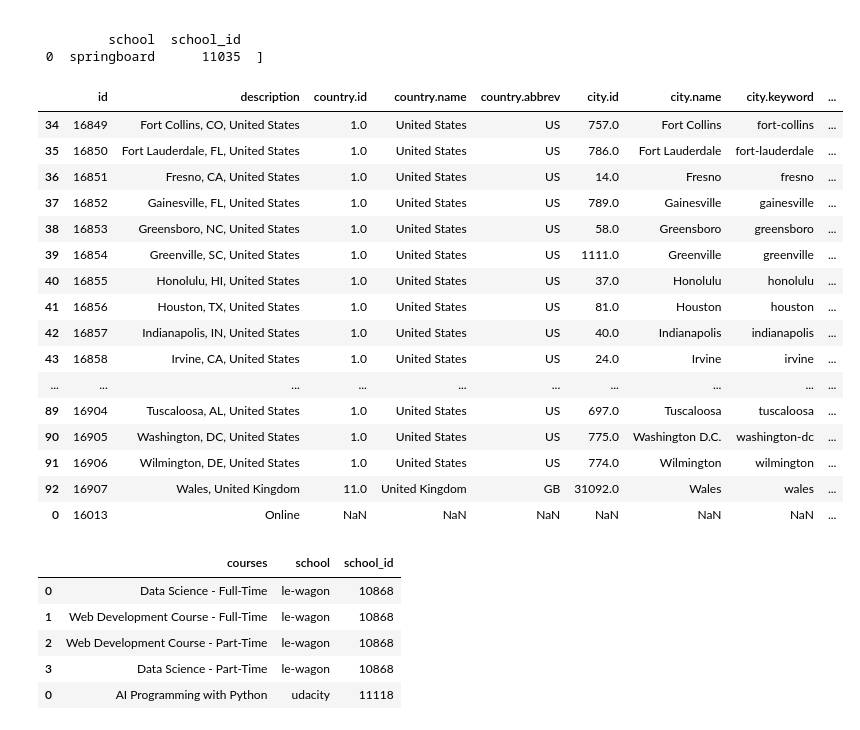
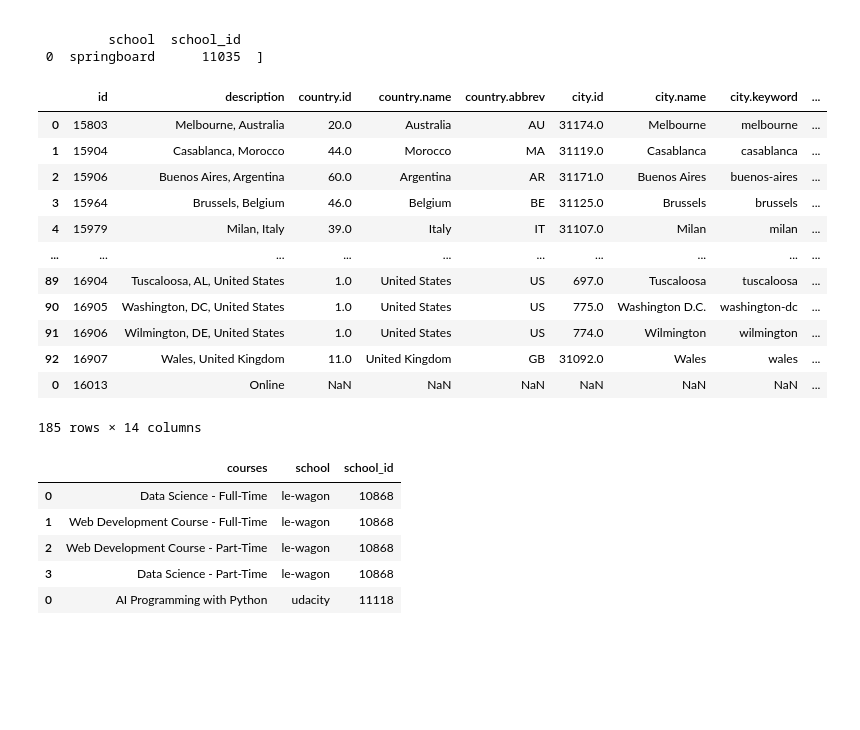
Before and after one commit to MariaEstebanDA/2nd-Project, a Jupyter notebook: 2nd Project_SQL.ipynb, the cells around one changed output. Drawn from its saved outputs; the diff is of its cells as text; code cells hidden in the pictures; blank space fills up the shorter version.

```diff
--- a/2nd Project_SQL.ipynb
+++ b/2nd Project_SQL.ipynb
@@ -177,26 +177,22 @@ locations_list
 # %%
 # Raw locations (the code is as given - no change was made)
 
 locations = pd.concat(locations_list)
-locations.tail(60)
+locations
 # %% [output]
 |  | id | description | country.id | country.name | country.abbrev | city.id | city.name | city.keyword | ... |
-| 34 | 16849 | Fort Collins, CO, United States | 1.0 | United States | US | 757.0 | Fort Collins | fort-collins | ... |
-| 35 | 16850 | Fort Lauderdale, FL, United States | 1.0 | United States | US | 786.0 | Fort Lauderdale | fort-lauderdale | ... |
-| 36 | 16851 | Fresno, CA, United States | 1.0 | United States | US | 14.0 | Fresno | fresno | ... |
-| 37 | 16852 | Gainesville, FL, United States | 1.0 | United States | US | 789.0 | Gainesville | gainesville | ... |
-| 38 | 16853 | Greensboro, NC, United States | 1.0 | United States | US | 58.0 | Greensboro | greensboro | ... |
-| 39 | 16854 | Greenville, SC, United States | 1.0 | United States | US | 1111.0 | Greenville | greenville | ... |
-| 40 | 16855 | Honolulu, HI, United States | 1.0 | United States | US | 37.0 | Honolulu | honolulu | ... |
-| 41 | 16856 | Houston, TX, United States | 1.0 | United States | US | 81.0 | Houston | houston | ... |
-| 42 | 16857 | Indianapolis, IN, United States | 1.0 | United States | US | 40.0 | Indianapolis | indianapolis | ... |
-| 43 | 16858 | Irvine, CA, United States | 1.0 | United States | US | 24.0 | Irvine | irvine | ... |
+| 0 | 15803 | Melbourne, Australia | 20.0 | Australia | AU | 31174.0 | Melbourne | melbourne | ... |
+| 1 | 15904 | Casablanca, Morocco | 44.0 | Morocco | MA | 31119.0 | Casablanca | casablanca | ... |
+| 2 | 15906 | Buenos Aires, Argentina | 60.0 | Argentina | AR | 31171.0 | Buenos Aires | buenos-aires | ... |
+| 3 | 15964 | Brussels, Belgium | 46.0 | Belgium | BE | 31125.0 | Brussels | brussels | ... |
+| 4 | 15979 | Milan, Italy | 39.0 | Italy | IT | 31107.0 | Milan | milan | ... |
 | ... | ... | ... | ... | ... | ... | ... | ... | ... | ... |
 | 89 | 16904 | Tuscaloosa, AL, United States | 1.0 | United States | US | 697.0 | Tuscaloosa | tuscaloosa | ... |
 | 90 | 16905 | Washington, DC, United States | 1.0 | United States | US | 775.0 | Washington D.C. | washington-dc | ... |
 | 91 | 16906 | Wilmington, DE, United States | 1.0 | United States | US | 774.0 | Wilmington | wilmington | ... |
 | 92 | 16907 | Wales, United Kingdom | 11.0 | United Kingdom | GB | 31092.0 | Wales | wales | ... |
 | 0 | 16013 | Online | NaN | NaN | NaN | NaN | NaN | NaN | ... |
+185 rows × 14 columns
 # %%
 # Raw courses (the code is as given - no change was made)
 
```
